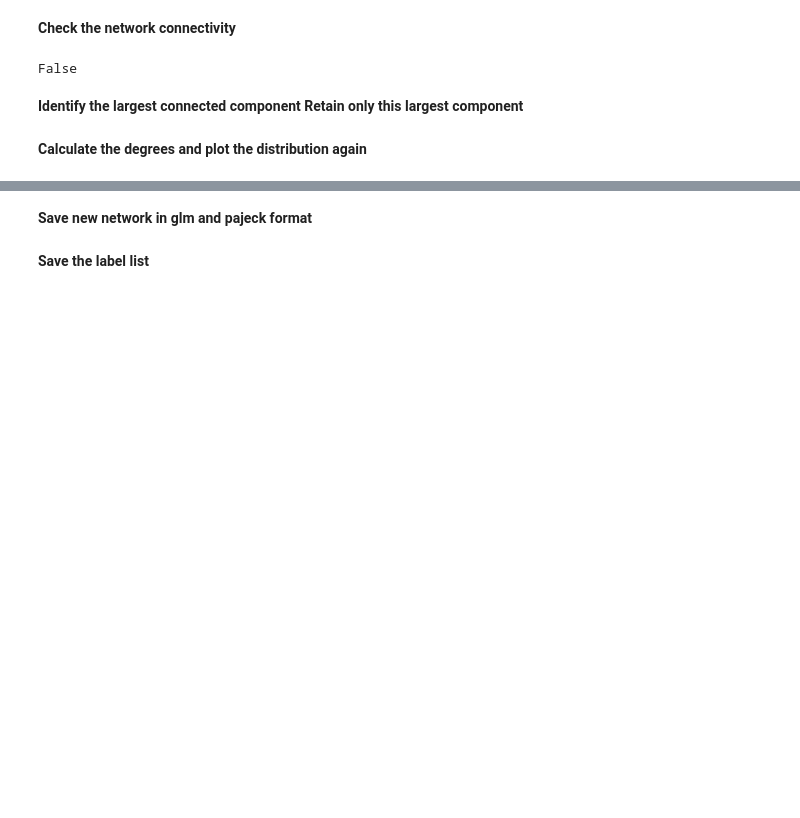
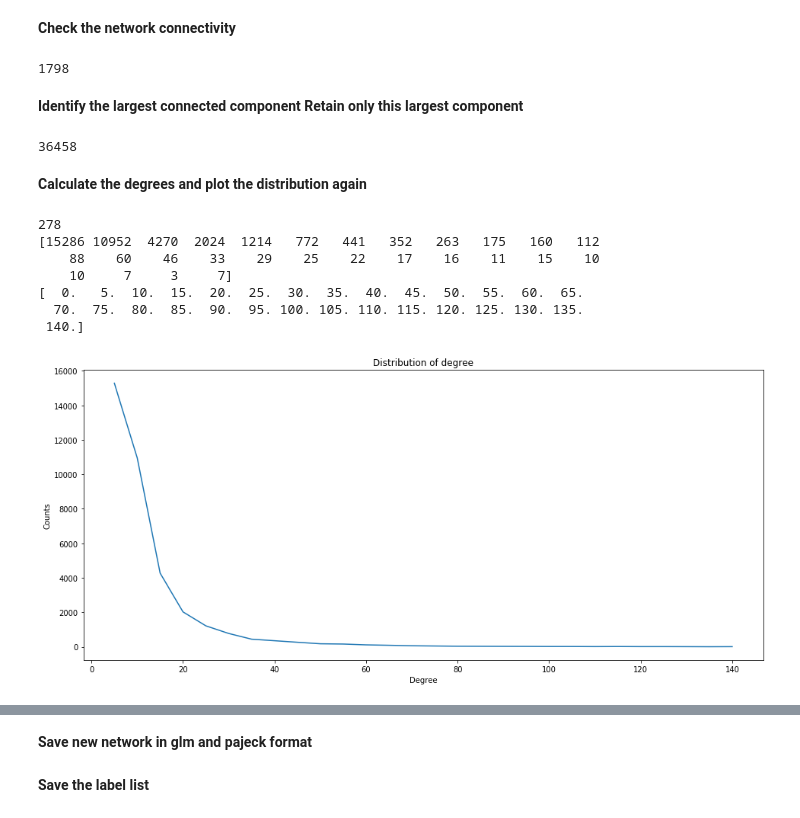
Before and after one commit to charlesfu4/ALSSN, a Jupyter notebook: Session3/session3.ipynb, the cells around one changed output, grey strips where cells are left out. Cells and saved outputs as stored; diff of their text form; code cells hidden in the pictures; blank space fills up the shorter version.

```diff
--- a/Session3/session3.ipynb
+++ b/Session3/session3.ipynb
@@ -146,9 +146,12 @@ plot_dist(cond_mat)
 # %% [markdown]
 **Check the network connectivity**
-# %%
-cond_mat.is_connected(mode = 'weak')
-# %% [output]
-False
+# %%
+cond_mat.is_connected(mode = 'weak')
+## Calculation of the connected components
+comp= cond_mat.components()
+len(comp)
+# %% [output]
+1798
 # %% [markdown]
 **Identify the largest connected component**
 **Retain only this largest component**
@@ -157,5 +158,23 @@ largest = cond_mat.components().giant()
+# %%
+largest = cond_mat.components().giant()
+## Reducing the graph by extracting the largest component
+red_condm = comp.subgraph(0)
+red_condm.vcount()
+# %% [output]
+36458
 # %% [markdown]
 **Calculate the degrees and plot the distribution again**
+# %%
+plot_dist(red_condm)
+# %% [output]
+278
+[15286 10952  4270  2024  1214   772   441   352   263   175   160   112
+    88    60    46    33    29    25    22    17    16    11    15    10
+    10     7     3     7]
+[  0.   5.  10.  15.  20.  25.  30.  35.  40.  45.  50.  55.  60.  65.
+  70.  75.  80.  85.  90.  95. 100. 105. 110. 115. 120. 125. 130. 135.
+ 140.]
+[figure, added]
 # %%
 plot_dist(largest)
 # %% [output]
```
Also changed, not shown: parts of 33 cells of this notebook.
